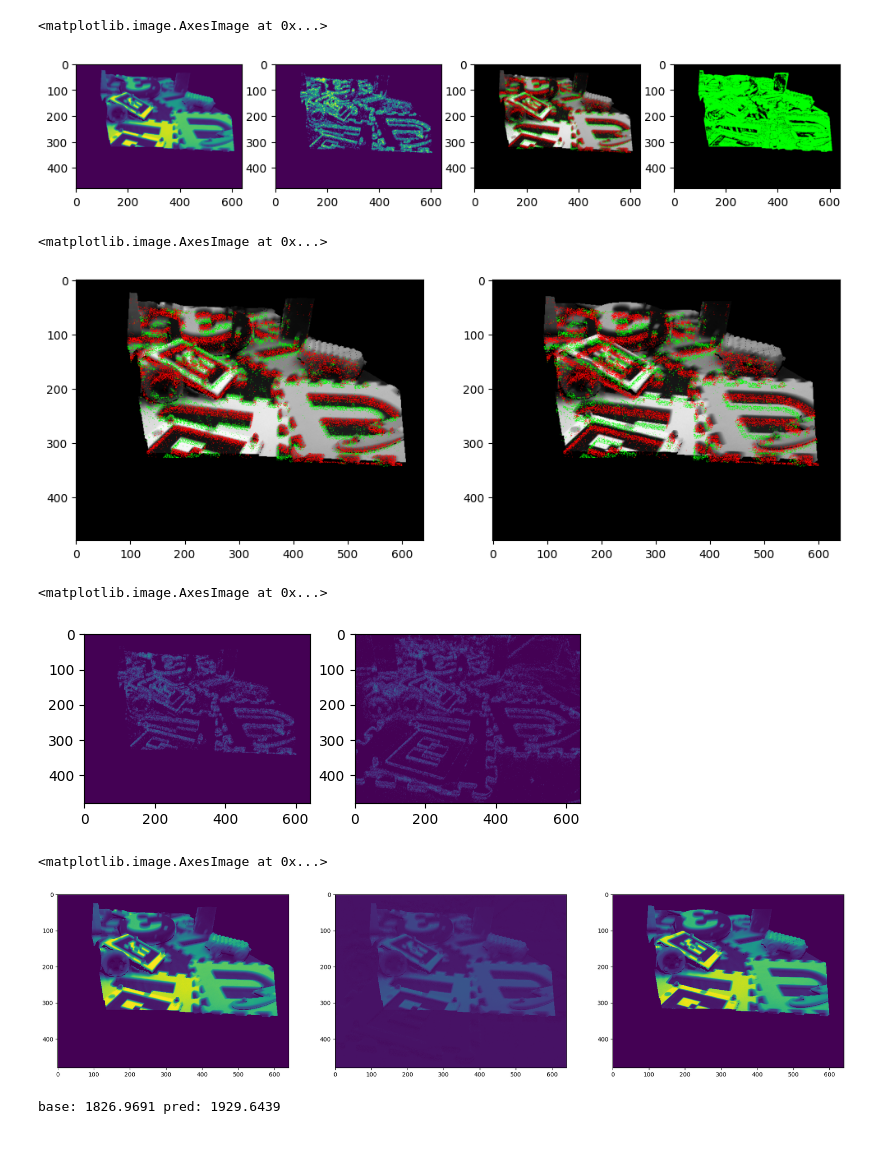
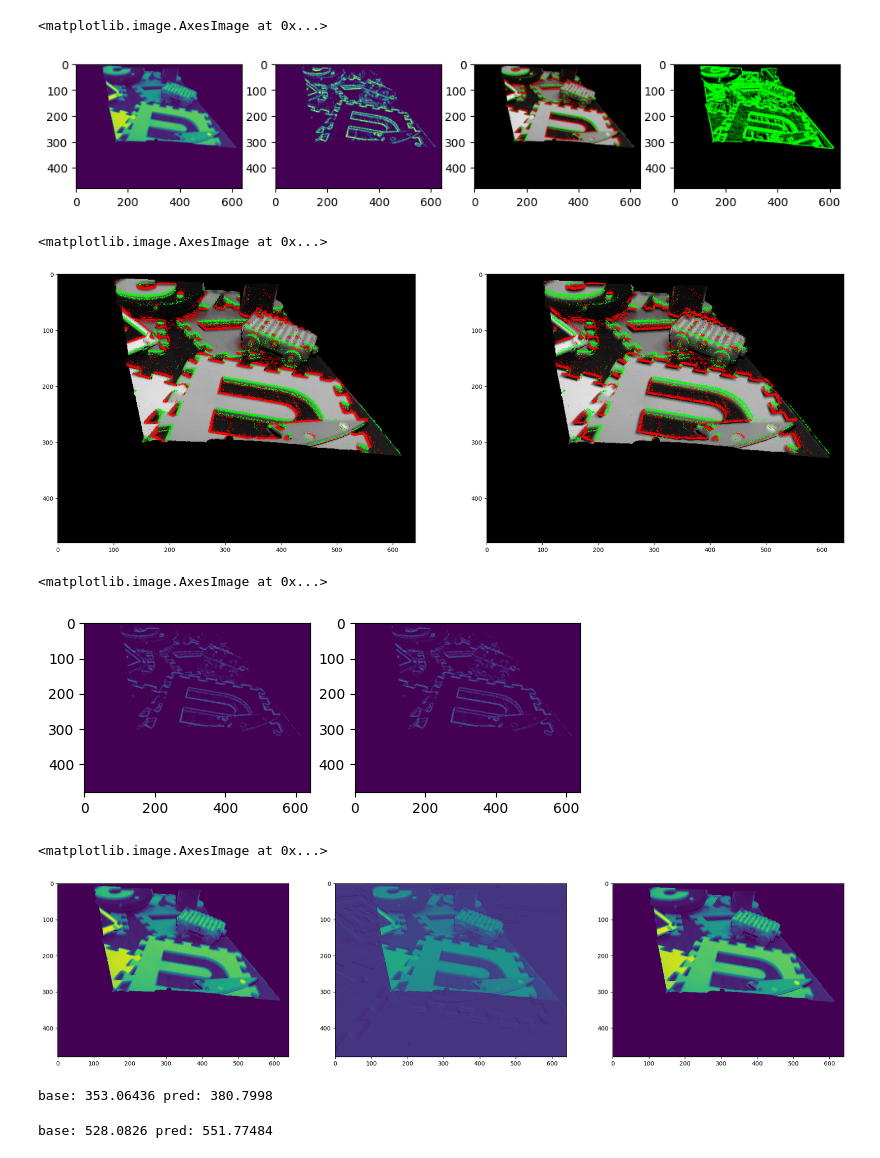
Before and after one commit to Goulustis/evimo-formatter, a Jupyter notebook: thresh_est/validate_est_thresh.ipynb, the cells around one changed output. Drawn from its saved outputs; the diff is of its cells as text; code cells hidden in the pictures.

```diff
--- a/thresh_est/validate_est_thresh.ipynb
+++ b/thresh_est/validate_est_thresh.ipynb
@@ -4,7 +4,7 @@ import sys
 sys.path.append("/scratch/matthew/projects/ecam-cam-datapipline")
 
 import os
-os.chdir("/ubc/cs/research/kmyi/matthew/projects/evimo_formatter")
+os.chdir("/ubc/cs/research/kmyi/matthew/projects/evimo-formatter")
 # from format_data.utils import EventBuffer
 from ev_buffer import EventBuffer
 # from format_data.eimg_maker import ev_to_eimg
@@ -16,17 +16,19 @@ import glob
 import pandas as pd
 import cv2
 
-scene_path = "/ubc/cs/research/kmyi/matthew/projects/evimo_formatter/dev_est_scene_03_03_000002"
+scene_path = "/ubc/cs/research/kmyi/matthew/projects/evimo-formatter/dev_est_scene_03_03_000002"
 img_fs = sorted(glob.glob(osp.join(scene_path,"images/*.png")), key=lambda x: int(osp.basename(x.split('.')[0]).split("_")[-1]))
 sumE_fs = sorted(glob.glob(osp.join(scene_path, "sumE/*.txt")), key=lambda x: int(osp.basename(x.split('.')[0]).split("_")[-1]))
 sumP_fs = sorted(glob.glob(osp.join(scene_path, "sumP/*.txt")), key=lambda x: int(osp.basename(x.split('.')[0]).split("_")[-1]))
+msk_fs = sorted(glob.glob(osp.join(scene_path, "msk/*.npy")), key=lambda x: int(osp.basename(x.split('.')[0]).split("_")[-1]))
+img_ts = np.load("/ubc/cs/research/kmyi/matthew/projects/evimo-formatter/dev_est_scene_03_03_000002/frame_ts.npy")
 # events_f = osp.join(scene_path, "events.csv") # events in x,y,t,p
 # img_t_f = osp.join(scene_path, "images.txt")  # events in x,y,t,p
 evs_src_dir = "/ubc/cs/research/kmyi/matthew/backup_copy/raw_real_ednerf_data/evimo2_v2_data/npz/samsung_mono/sfm/eval/scene_03_03_000002"
 
 
-bias_f = "/ubc/cs/research/kmyi/matthew/projects/evimo_formatter/dev_est_scene_03_03_000002/bias.csv"
-scale_f = "/ubc/cs/research/kmyi/matthew/projects/evimo_formatter/dev_est_scene_03_03_000002/scale.csv"
+bias_f = "/ubc/cs/research/kmyi/matthew/projects/evimo-formatter/dev_est_scene_03_03_000002/bias.csv"
+scale_f = "/ubc/cs/research/kmyi/matthew/projects/evimo-formatter/dev_est_scene_03_03_000002/scale.csv"
 logSafetyOffset = 90
 # %%
 class calibBuffer(EventBuffer):
@@ -66,17 +68,13 @@ def ev_to_eimg(x, y, p, e_thresh=None, img_size = None):
 
     return e_img
 # %%
-idx = 100
+idx = 200
 
 img = cv2.imread(img_fs[idx], cv2.IMREAD_GRAYSCALE)
 prev_img, next_img = cv2.imread(img_fs[idx], cv2.IMREAD_GRAYSCALE), cv2.imread(img_fs[idx+1],cv2.IMREAD_GRAYSCALE)
 sume = np.loadtxt(sumE_fs[idx], delimiter=",")
 sump = np.loadtxt(sumP_fs[idx], delimiter=",")
-# events = np.loadtxt(events_f, delimiter=",")
-# imgtxt = np.loadtxt(img_t_f, dtype=object)
-# img_ts = np.array([float(e) for e in imgtxt[:,0]])
-img_ts = np.load("/ubc/cs/research/kmyi/matthew/projects/evimo_formatter/dev_est_scene_03_03_000002/frame_ts.npy")
-# buffer = calibBuffer(scene_path)
+msk = np.load(msk_fs[idx])
 buffer = EventBuffer(evs_src_dir)
 bias, scale = np.loadtxt(bias_f, delimiter=","), np.loadtxt(scale_f, delimiter=",")
 # %%
@@ -102,31 +100,31 @@ axs[2].imshow(comb_img)
 axs[3].imshow(diff_err)
 # %% [output]
 <matplotlib.image.AxesImage at 0x...>
-[figure, old version]
+[figure, new version]
 # %%
 prev_comb_img = np.stack([prev_img]*3, -1)
 prev_comb_img[sump != 0] = 0
 prev_comb_img[sump > 0, 1] = 255
 prev_comb_img[sump < 0, 0] = 255
 
 next_comb_img = np.stack([next_img]*3, -1)
 next_comb_img[sump != 0] = 0
 next_comb_img[sump > 0, 1] = 255
 next_comb_img[sump < 0, 0] = 255
 
-fig, axs = plt.subplots(1,2, figsize=(12,6))
+fig, axs = plt.subplots(1,2, figsize=(24,12))
 axs[0].imshow(prev_comb_img.astype(np.uint8))
 axs[1].imshow(next_comb_img.astype(np.uint8))
 # %% [output]
 <matplotlib.image.AxesImage at 0x...>
-[figure, old version]
+[figure, new version]
 # %%
 fig, axs = plt.subplots(1,2)
 axs[0].imshow(sume)
-axs[1].imshow(cnt_img)
+axs[1].imshow(cnt_img * msk)
 # %% [output]
 <matplotlib.image.AxesImage at 0x...>
-[figure, old version]
+[figure, new version]
 # %%
 prev_img, next_img = prev_img.astype(np.float32), next_img.astype(np.float32)
 pos_cond = ps==1
@@ -145,9 +143,14 @@ axs[1].imshow(pred_img)
 axs[2].imshow(next_img)
 # %% [output]
 <matplotlib.image.AxesImage at 0x...>
-[figure, old version]
+[figure, new version]
+# %%
+calc_err = lambda x, y: ((x.astype(np.float32) - y.astype(np.float32)*msk)**2).mean()
+print("base:", calc_err(prev_img, next_img), "pred:", calc_err(pred_img, next_img))
+# %% [output]
+base: 353.06436 pred: 380.7998
 # %%
 calc_err = lambda x, y: ((x.astype(np.float32) - y.astype(np.float32))**2).mean()
 print("base:", calc_err(prev_img, next_img), "pred:", calc_err(pred_img, next_img))
 # %% [output]
-base: 1826.9691 pred: 1929.6439
+base: 528.0826 pred: 551.77484
```
Also changed, not shown: parts of 1 cell of this notebook.
